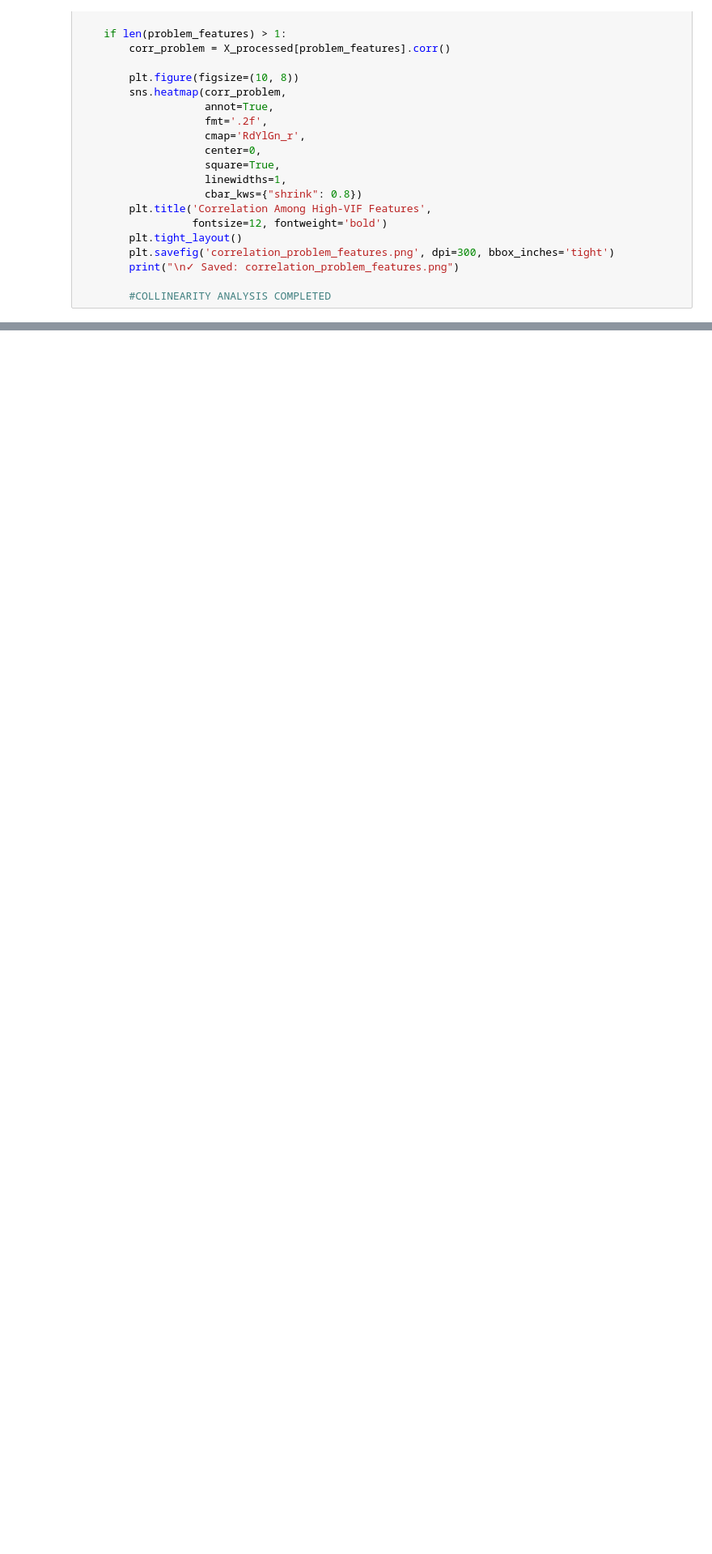
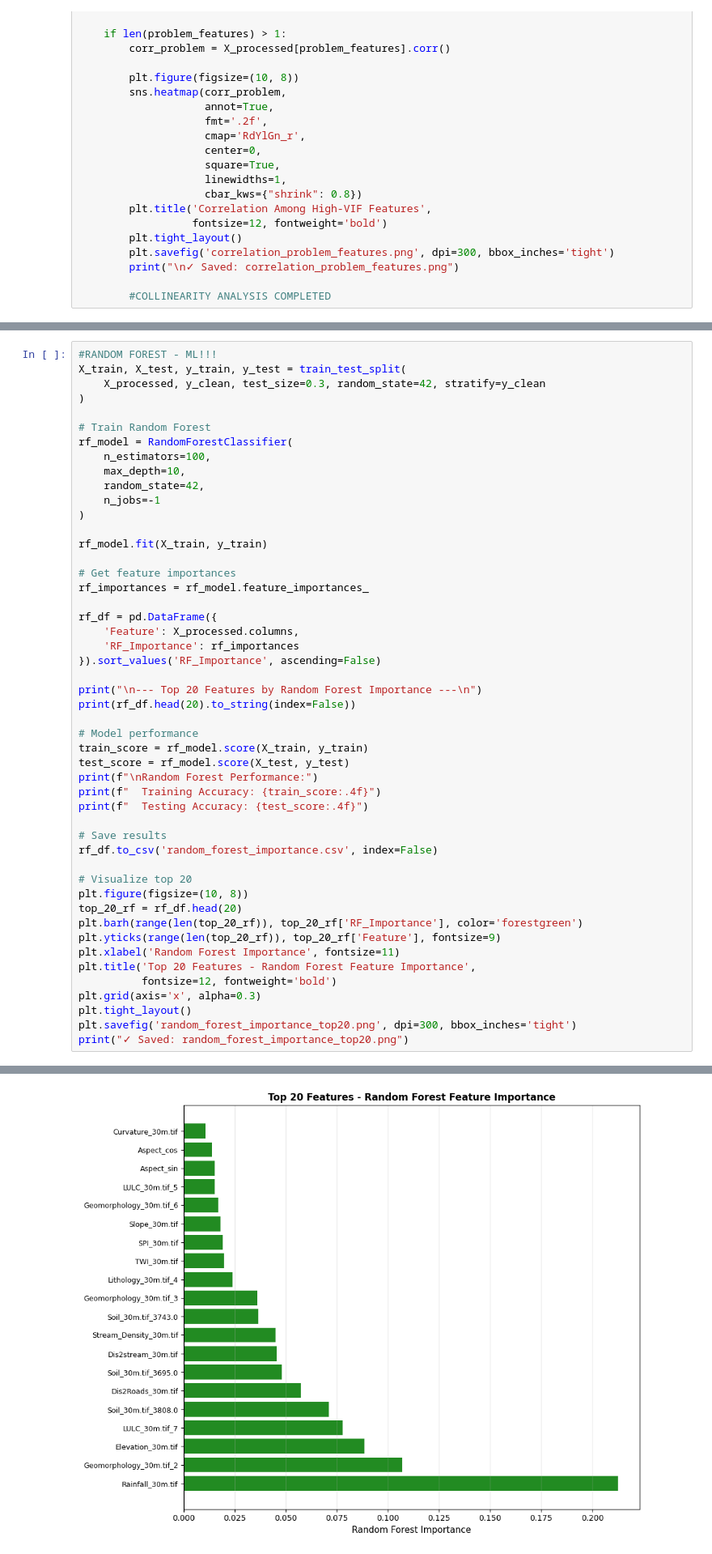
Before and after one commit to VladK333/flood-analysis, a Jupyter notebook: analysis.ipynb, the cells around one changed output, grey strips where cells are left out. Shown at 81% size. Drawn from its saved outputs; the diff is of its cells as text; blank space fills up the shorter version.

Commit message:
random forest algorithm applied

```diff
--- a/analysis.ipynb
+++ b/analysis.ipynb
@@ -735,3 +735,53 @@ Geomorphology_30m.tif_2  0.057559
 ✓ Saved: mutual_information_scores.csv
 ✓ Saved: mutual_information_top20.png
 [figure]
+# %%
+#RANDOM FOREST - ML!!!
+X_train, X_test, y_train, y_test = train_test_split(
+    X_processed, y_clean, test_size=0.3, random_state=42, stratify=y_clean
+)
+
+# Train Random Forest
+rf_model = RandomForestClassifier(
+    n_estimators=100,
+    max_depth=10,
+    random_state=42,
+    n_jobs=-1
+)
+
+rf_model.fit(X_train, y_train)
+
+# Get feature importances
+rf_importances = rf_model.feature_importances_
+
+rf_df = pd.DataFrame({
+    'Feature': X_processed.columns,
+    'RF_Importance': rf_importances
+}).sort_values('RF_Importance', ascending=False)
+
+print("\n--- Top 20 Features by Random Forest Importance ---\n")
+print(rf_df.head(20).to_string(index=False))
+
+# Model performance
+train_score = rf_model.score(X_train, y_train)
+test_score = rf_model.score(X_test, y_test)
+print(f"\nRandom Forest Performance:")
+print(f"  Training Accuracy: {train_score:.4f}")
+print(f"  Testing Accuracy: {test_score:.4f}")
+
+# Save results
+rf_df.to_csv('random_forest_importance.csv', index=False)
+
+# Visualize top 20
+plt.figure(figsize=(10, 8))
+top_20_rf = rf_df.head(20)
+plt.barh(range(len(top_20_rf)), top_20_rf['RF_Importance'], color='forestgreen')
+plt.yticks(range(len(top_20_rf)), top_20_rf['Feature'], fontsize=9)
+plt.xlabel('Random Forest Importance', fontsize=11)
+plt.title('Top 20 Features - Random Forest Feature Importance',
+          fontsize=12, fontweight='bold')
+plt.grid(axis='x', alpha=0.3)
+plt.tight_layout()
+plt.savefig('random_forest_importance_top20.png', dpi=300, bbox_inches='tight')
+print("✓ Saved: random_forest_importance_top20.png")
+# %% [output]
@@ -737,0 +805 @@ Geomorphology_30m.tif_2  0.057559
+[figure, added]
```
Also changed, not shown: parts of 1 cell of this notebook, 2 other files.
